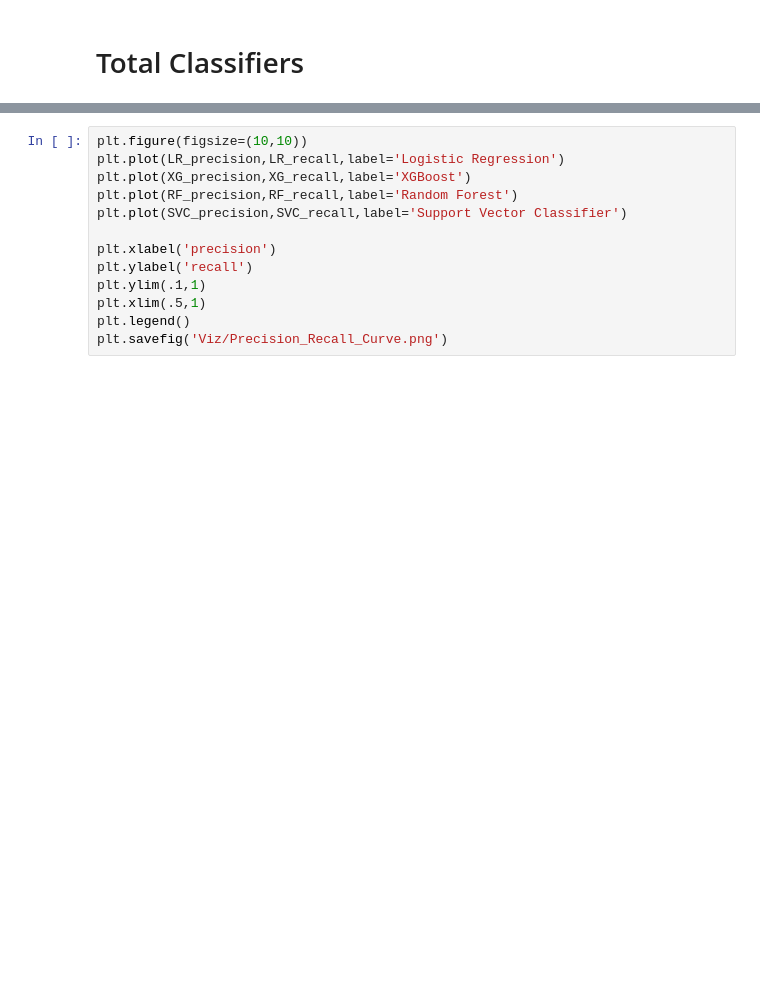
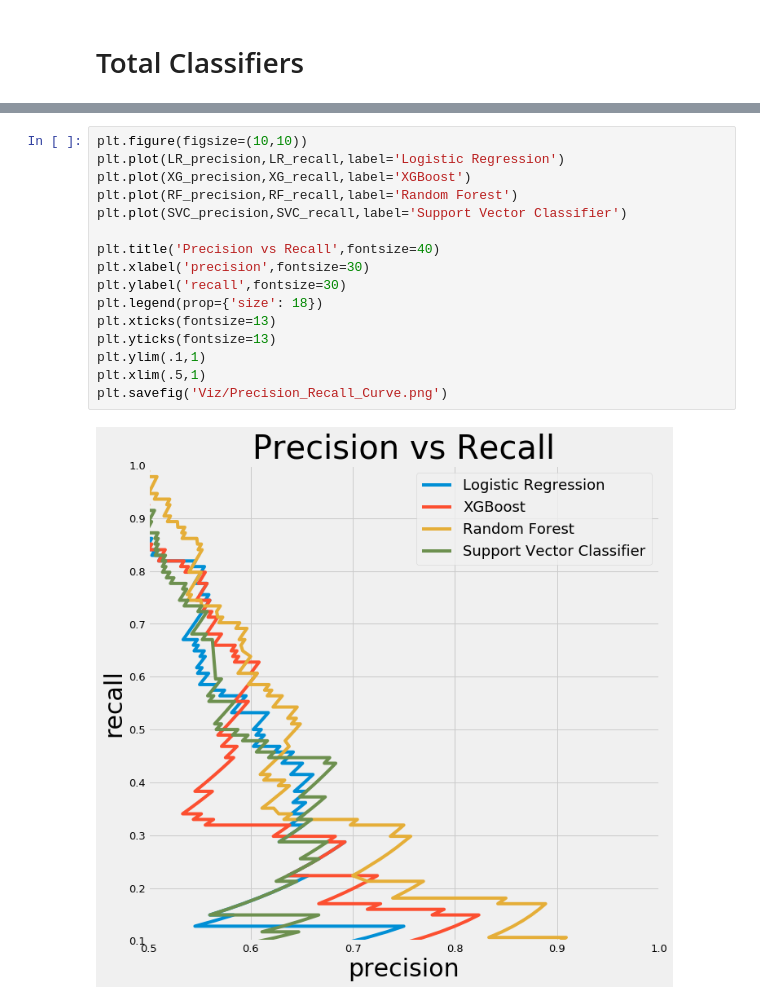
Before and after one commit to NathanLaird/Amazon_Books, a Jupyter notebook: Model_ROC_Viz.ipynb, the cells around one changed output, grey strips where cells are left out. Cells and saved outputs as stored; diff of their text form; blank space fills up the shorter version.

```diff
--- a/Model_ROC_Viz.ipynb
+++ b/Model_ROC_Viz.ipynb
@@ -216,13 +249,18 @@ plt.savefig('Viz/ROC_Curve.png')
 # %%
 plt.figure(figsize=(10,10))
 plt.plot(LR_precision,LR_recall,label='Logistic Regression')
 plt.plot(XG_precision,XG_recall,label='XGBoost')
 plt.plot(RF_precision,RF_recall,label='Random Forest')
 plt.plot(SVC_precision,SVC_recall,label='Support Vector Classifier')
 
-plt.xlabel('precision')
-plt.ylabel('recall')
+plt.title('Precision vs Recall',fontsize=40)
+plt.xlabel('precision',fontsize=30)
+plt.ylabel('recall',fontsize=30)
+plt.legend(prop={'size': 18})
+plt.xticks(fontsize=13)
+plt.yticks(fontsize=13)
 plt.ylim(.1,1)
 plt.xlim(.5,1)
-plt.legend()
 plt.savefig('Viz/Precision_Recall_Curve.png')
+# %% [output]
+[figure, added]
```
Also changed, not shown: parts of 11 cells of this notebook, 13 other files.
